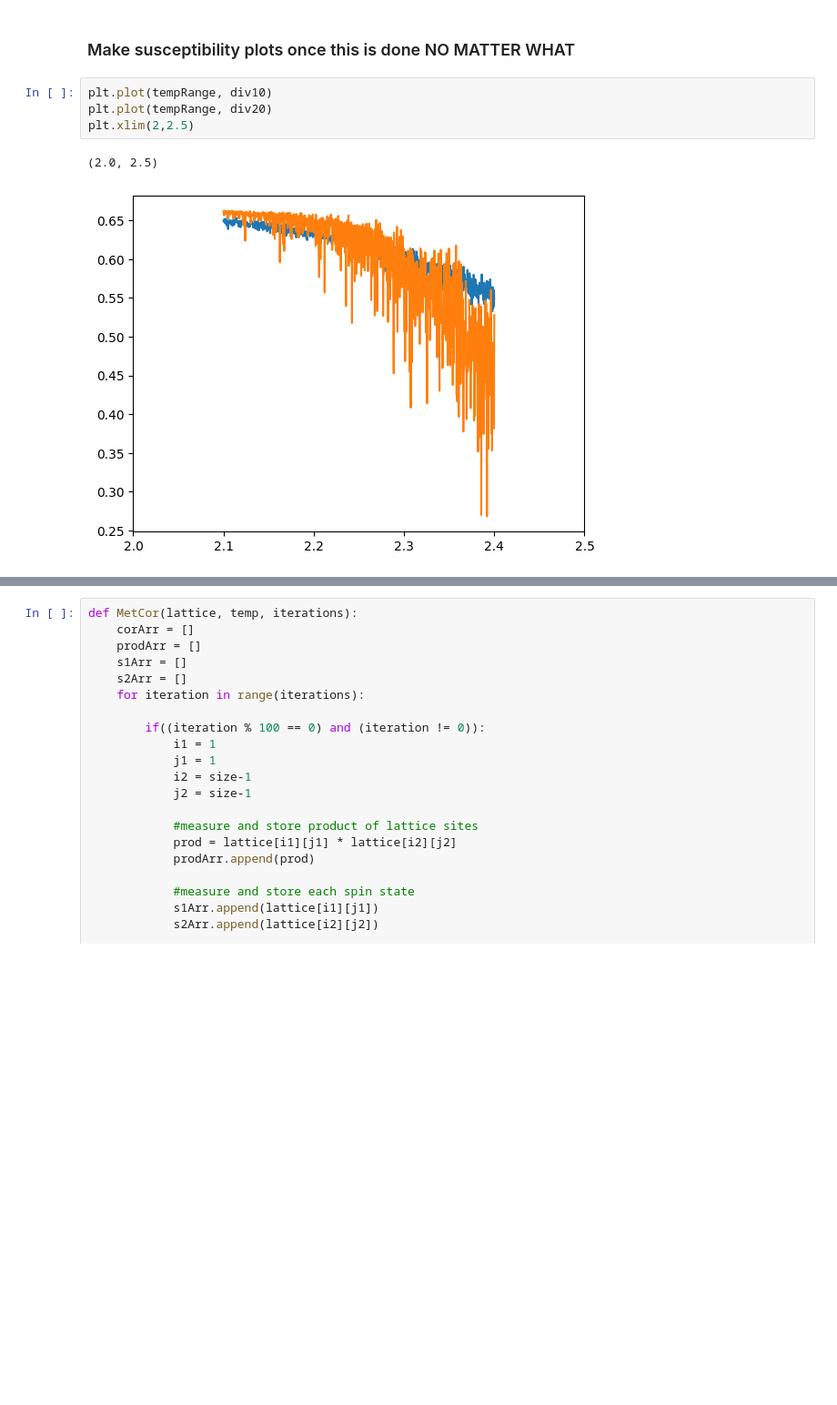
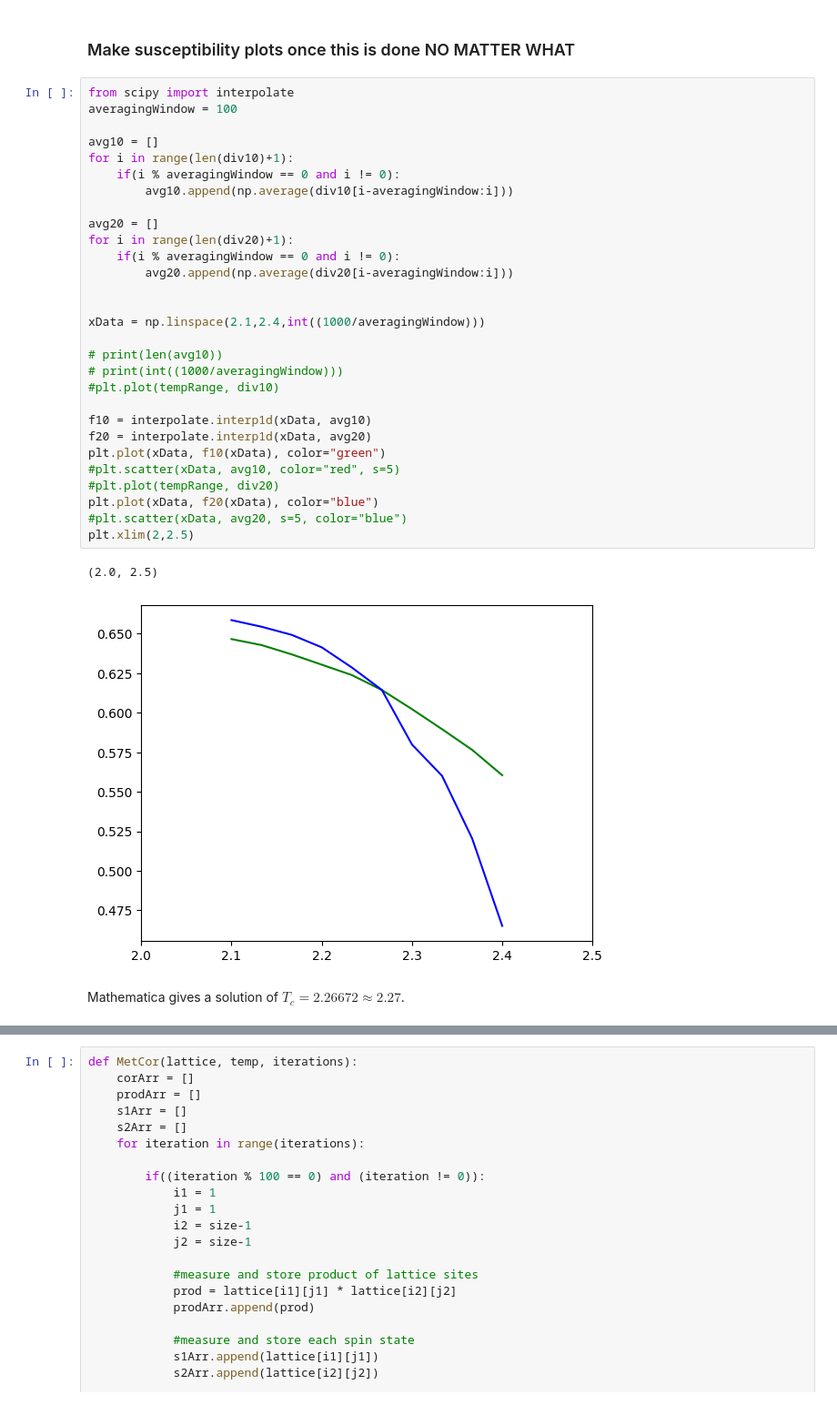
Before and after one commit to noahchanoah/thesis, a Jupyter notebook: Fising.ipynb, the cells around one changed output, grey strips where cells are left out. Shown: that part at 91% size. Cells and saved outputs as stored; diff of their text form; blank space fills up the shorter version.

```diff
--- a/Fising.ipynb
+++ b/Fising.ipynb
@@ -415,13 +415,40 @@ for i in range(len(avgm220)):
     div20.append(1 - (avgm420[i]) / (3*np.power(avgm220[i],2)) )
 # %% [markdown]
 ### Make susceptibility plots once this is done NO MATTER WHAT
-# %%
-plt.plot(tempRange, div10)
-plt.plot(tempRange, div20)
-plt.xlim(2,2.5)
-# %% [output]
-(2.0, 2.5)
-[figure, removed]
+# %%
+from scipy import interpolate
+averagingWindow = 100
+
+avg10 = []
+for i in range(len(div10)+1):
+    if(i % averagingWindow == 0 and i != 0):
+        avg10.append(np.average(div10[i-averagingWindow:i]))
+
+avg20 = []
+for i in range(len(div20)+1):
+    if(i % averagingWindow == 0 and i != 0):
+        avg20.append(np.average(div20[i-averagingWindow:i]))
+
+
+xData = np.linspace(2.1,2.4,int((1000/averagingWindow)))
+
+# print(len(avg10))
+# print(int((1000/averagingWindow)))
+#plt.plot(tempRange, div10)
+
+f10 = interpolate.interp1d(xData, avg10)
+f20 = interpolate.interp1d(xData, avg20)
+plt.plot(xData, f10(xData), color="green")
+#plt.scatter(xData, avg10, color="red", s=5)
+#plt.plot(tempRange, div20)
+plt.plot(xData, f20(xData), color="blue")
+#plt.scatter(xData, avg20, s=5, color="blue")
+plt.xlim(2,2.5)
+# %% [output]
+(2.0, 2.5)
+[figure, added]
+# %% [markdown]
+Mathematica gives a solution of $T_c = 2.26672 \approx 2.27$.
 # %%
 import json
 
```
Also changed, not shown: parts of 1 cell of this notebook.
